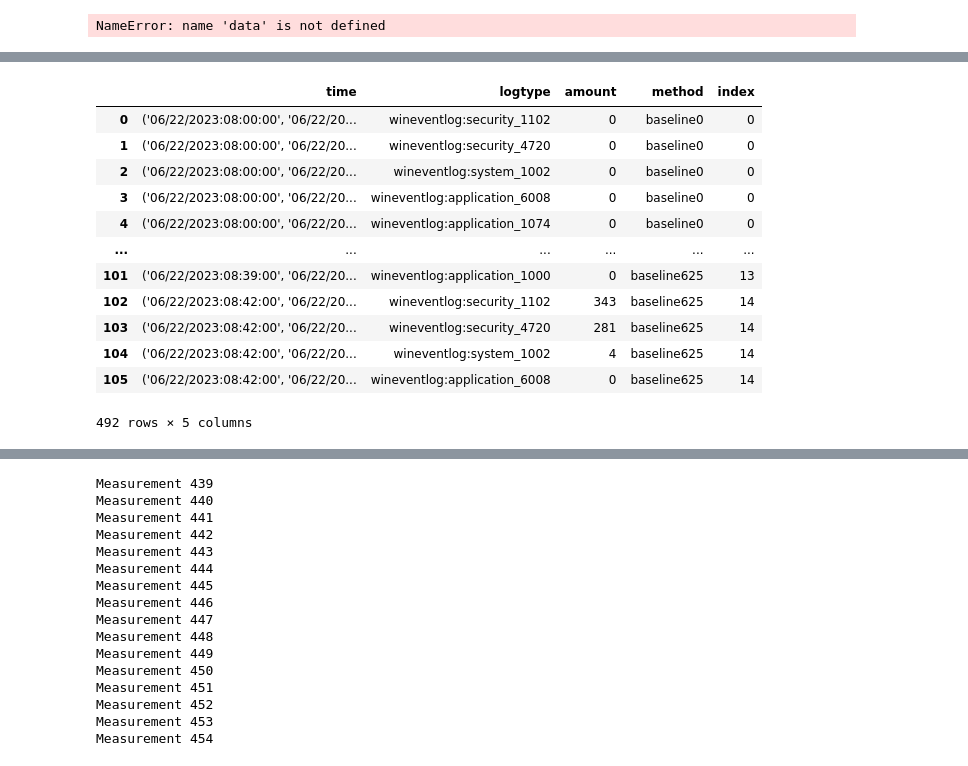
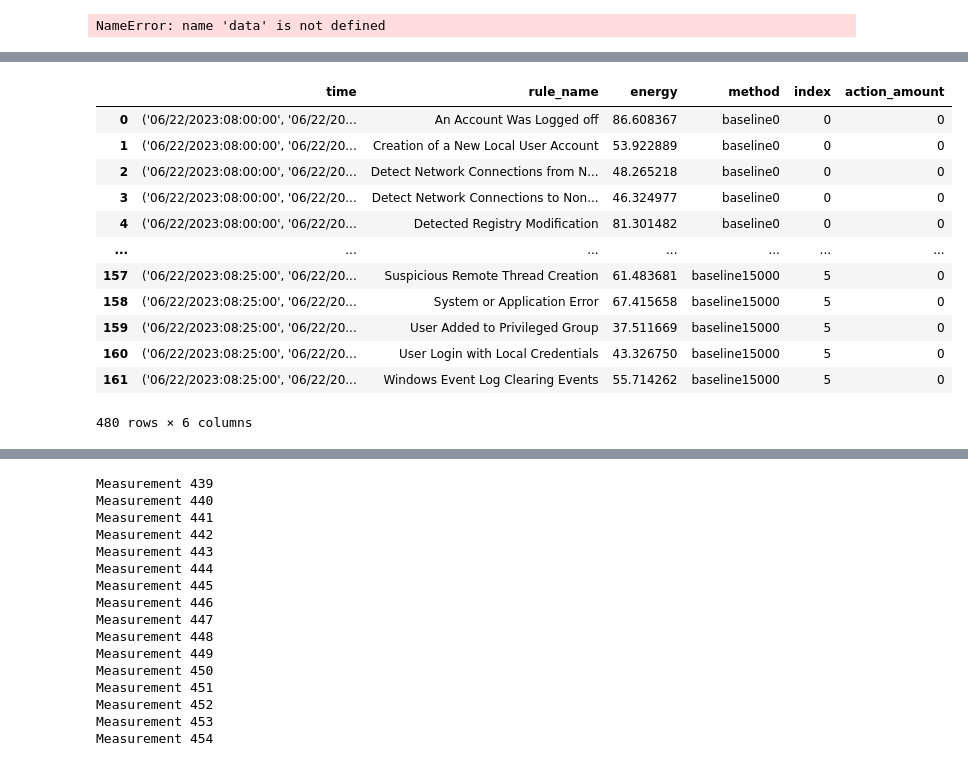
Before and after one commit to sapirani/GreenSecurityMeasurementAndOptimizationFramework, a Jupyter notebook: SplunkResearch/src/splunk_analysis.ipynb, the cells around one changed output, grey strips where cells are left out. Cells and saved outputs as stored; diff of their text form; code cells hidden in the pictures.

```diff
--- a/SplunkResearch/src/splunk_analysis.ipynb
+++ b/SplunkResearch/src/splunk_analysis.ipynb
@@ -424,23 +413,23 @@ NameError: name 'data' is not defined
 # %%
 def get_time_rule_energy_df(mode, file_name):
     with open(f'{expirment_dir}/{mode}/{file_name}.json') as f:
-        time_rules_energy_test = json.load(f)
-    time_rules_energy_test_data = []
+        time_rules_energy_dict_test = json.load(f)
+    time_rules_energy_dict_test_data = []
     rules_names = []
-    for k, v in time_rules_energy_test.items():
+    for k, v in time_rules_energy_dict_test.items():
         if len(v) == 0:
             for n in rules_names:
-                time_rules_energy_test_data.append({'time': k, 'rule_name': n, 'energy': 0})
+                time_rules_energy_dict_test_data.append({'time': k, 'rule_name': n, 'energy': 0})
         rules_names = []
 
         for e in v:
             rules_names.append(e['name'])
-            time_rules_energy_test_data.append({'time': k, 'rule_name': e['name'], 'energy': e['CPU(J)']})
-    return pd.DataFrame(time_rules_energy_test_data)
-# test = get_time_rule_energy_df("test", 'time_rules_energy')
+            time_rules_energy_dict_test_data.append({'time': k, 'rule_name': e['name'], 'energy': e['CPU(J)']})
+    return pd.DataFrame(time_rules_energy_dict_test_data)
+# test = get_time_rule_energy_df("test", 'time_rules_energy_dict')
 baselines = []
 for i in action_values:
-    baseline = get_time_rule_energy_df(f"test_baseline{i}", f'time_rules_energy')
+    baseline = get_time_rule_energy_df(f"test_baseline{i}", f'time_rules_energy_dict')
     baseline['method'] = f'baseline{i}'
 
     baselines.append(baseline)
@@ -566,19 +572,19 @@ amount 343
-# %%
-time_action_df
-# %% [output]
-|  | time | logtype | amount | method | index |
-| 0 | ('06/22/2023:08:00:00', '06/22/20... | wineventlog:security_1102 | 0 | baseline0 | 0 |
-| 1 | ('06/22/2023:08:00:00', '06/22/20... | wineventlog:security_4720 | 0 | baseline0 | 0 |
-| 2 | ('06/22/2023:08:00:00', '06/22/20... | wineventlog:system_1002 | 0 | baseline0 | 0 |
-| 3 | ('06/22/2023:08:00:00', '06/22/20... | wineventlog:application_6008 | 0 | baseline0 | 0 |
-| 4 | ('06/22/2023:08:00:00', '06/22/20... | wineventlog:application_1074 | 0 | baseline0 | 0 |
-| ... | ... | ... | ... | ... | ... |
-| 101 | ('06/22/2023:08:39:00', '06/22/20... | wineventlog:application_1000 | 0 | baseline625 | 13 |
-| 102 | ('06/22/2023:08:42:00', '06/22/20... | wineventlog:security_1102 | 343 | baseline625 | 14 |
-| 103 | ('06/22/2023:08:42:00', '06/22/20... | wineventlog:security_4720 | 281 | baseline625 | 14 |
-| 104 | ('06/22/2023:08:42:00', '06/22/20... | wineventlog:system_1002 | 4 | baseline625 | 14 |
-| 105 | ('06/22/2023:08:42:00', '06/22/20... | wineventlog:application_6008 | 0 | baseline625 | 14 |
-492 rows × 5 columns
+# %%
+time_rules_energy_df
+# %% [output]
+|  | time | rule_name | energy | method | index | action_amount |
+| 0 | ('06/22/2023:08:00:00', '06/22/20... | An Account Was Logged off | 86.608367 | baseline0 | 0 | 0 |
+| 1 | ('06/22/2023:08:00:00', '06/22/20... | Creation of a New Local User Account | 53.922889 | baseline0 | 0 | 0 |
+| 2 | ('06/22/2023:08:00:00', '06/22/20... | Detect Network Connections from N... | 48.265218 | baseline0 | 0 | 0 |
+| 3 | ('06/22/2023:08:00:00', '06/22/20... | Detect Network Connections to Non... | 46.324977 | baseline0 | 0 | 0 |
+| 4 | ('06/22/2023:08:00:00', '06/22/20... | Detected Registry Modification | 81.301482 | baseline0 | 0 | 0 |
+| ... | ... | ... | ... | ... | ... | ... |
+| 157 | ('06/22/2023:08:25:00', '06/22/20... | Suspicious Remote Thread Creation | 61.483681 | baseline15000 | 5 | 0 |
+| 158 | ('06/22/2023:08:25:00', '06/22/20... | System or Application Error | 67.415658 | baseline15000 | 5 | 0 |
+| 159 | ('06/22/2023:08:25:00', '06/22/20... | User Added to Privileged Group | 37.511669 | baseline15000 | 5 | 0 |
+| 160 | ('06/22/2023:08:25:00', '06/22/20... | User Login with Local Credentials | 43.326750 | baseline15000 | 5 | 0 |
+| 161 | ('06/22/2023:08:25:00', '06/22/20... | Windows Event Log Clearing Events | 55.714262 | baseline15000 | 5 | 0 |
+480 rows × 6 columns
 # %%
 alt.Chart(time_rules_energy_df).mark_line(color='green', point=True).encode(
     x='index',
```
Also changed, not shown: parts of 21 cells of this notebook, 5 other files.
